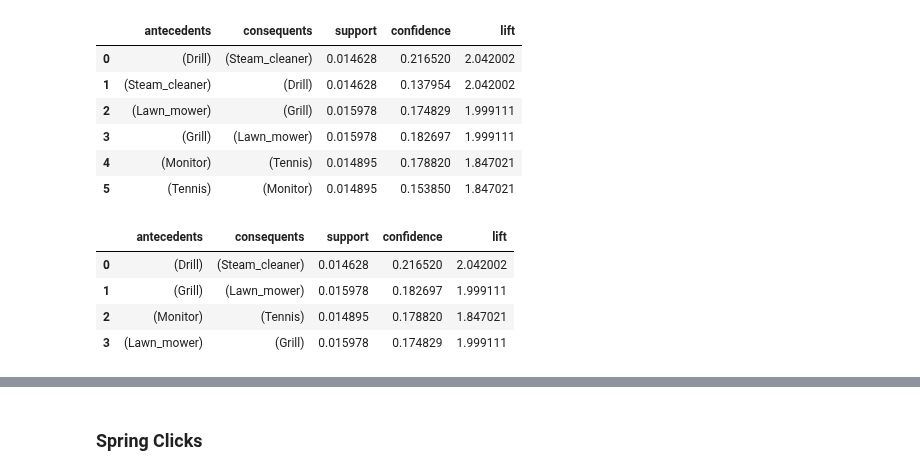
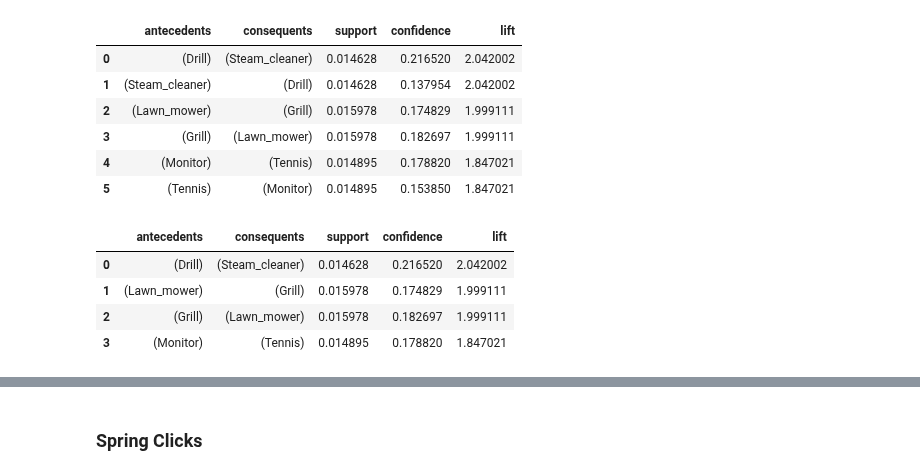
Before and after one commit to flpsantos3/PD_01, a Jupyter notebook: PD_202021_P1.ipynb, the cells around one changed output, grey strips where cells are left out. Drawn from its saved outputs; the diff is of its cells as text; code cells hidden in the pictures.

```diff
--- a/PD_202021_P1.ipynb
+++ b/PD_202021_P1.ipynb
@@ -1092,6 +1120,10 @@ all_spring_buys[['antecedents','consequents',
 # %% [markdown]
 ### Summer Clicks
 # %%
+# FP-Growth
+frequent_summer_clicks=fpgrowth(summer_clicks_binary, min_support=0.01,use_colnames=True)
+frequent_summer_clicks['length'] = frequent_summer_clicks['itemsets'].apply(lambda x: len(x))
+
 # Generate association rules with confidence >= 17%
 rules_summer_clicks = association_rules(frequent_summer_clicks,
                                       metric = "confidence",
@@ -1131,13 +1163,13 @@ rules_summer_clicks[['antecedents','consequents',
 # %%
 # both metrics combined
 all_summer_clicks=rules_summer_clicks[rules_summer_clicks['confidence']>=0.17]
 all_summer_clicks[['antecedents','consequents',
                    'support','confidence','lift']]\
-                   .sort_values(by=['confidence','lift'], ascending=False)\
+                   .sort_values(by=['lift','confidence'], ascending=False)\
                    .reset_index(drop=True)
 # %% [output]
 |  | antecedents | consequents | support | confidence | lift |
 | 0 | (Drill) | (Steam_cleaner) | 0.014628 | 0.216520 | 2.042002 |
-| 1 | (Grill) | (Lawn_mower) | 0.015978 | 0.182697 | 1.999111 |
-| 2 | (Monitor) | (Tennis) | 0.014895 | 0.178820 | 1.847021 |
-| 3 | (Lawn_mower) | (Grill) | 0.015978 | 0.174829 | 1.999111 |
+| 1 | (Lawn_mower) | (Grill) | 0.015978 | 0.174829 | 1.999111 |
+| 2 | (Grill) | (Lawn_mower) | 0.015978 | 0.182697 | 1.999111 |
+| 3 | (Monitor) | (Tennis) | 0.014895 | 0.178820 | 1.847021 |
```
Also changed, not shown: parts of 16 cells of this notebook.
